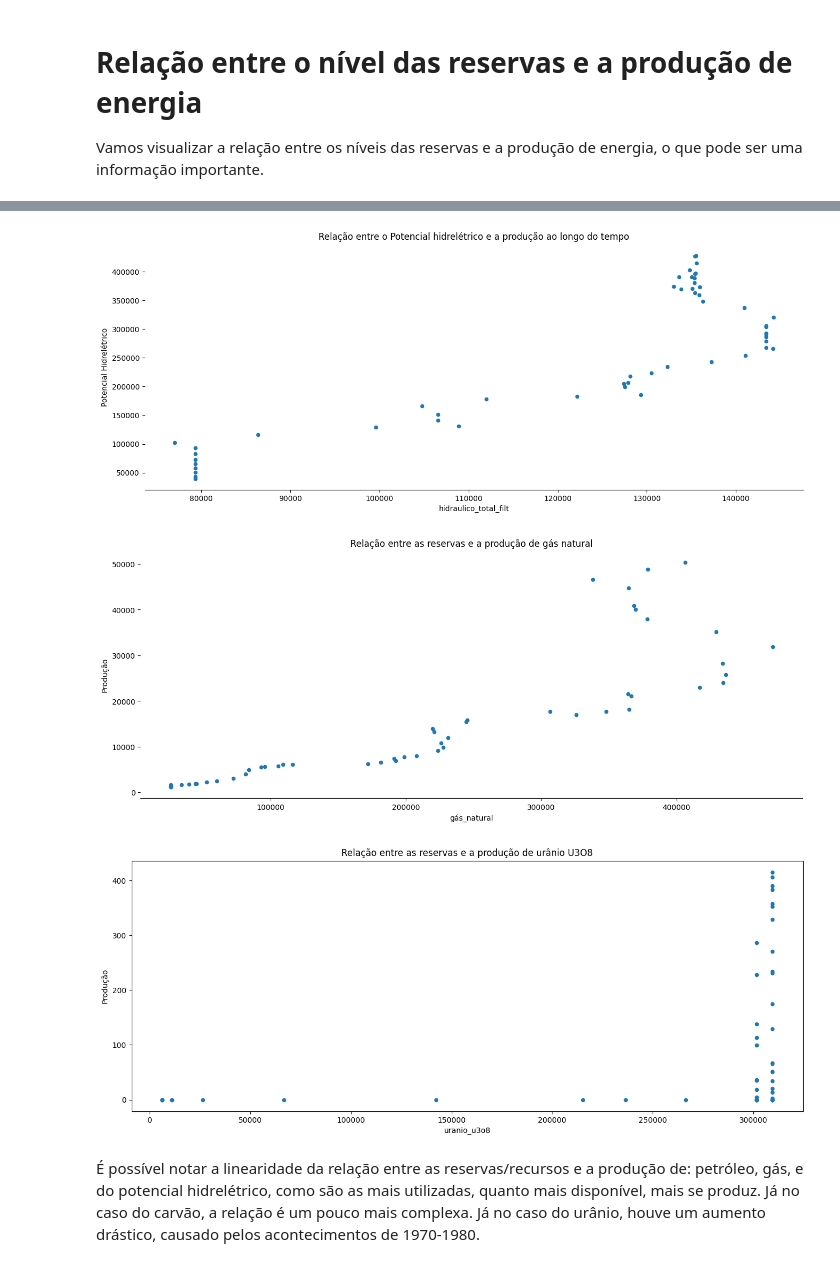
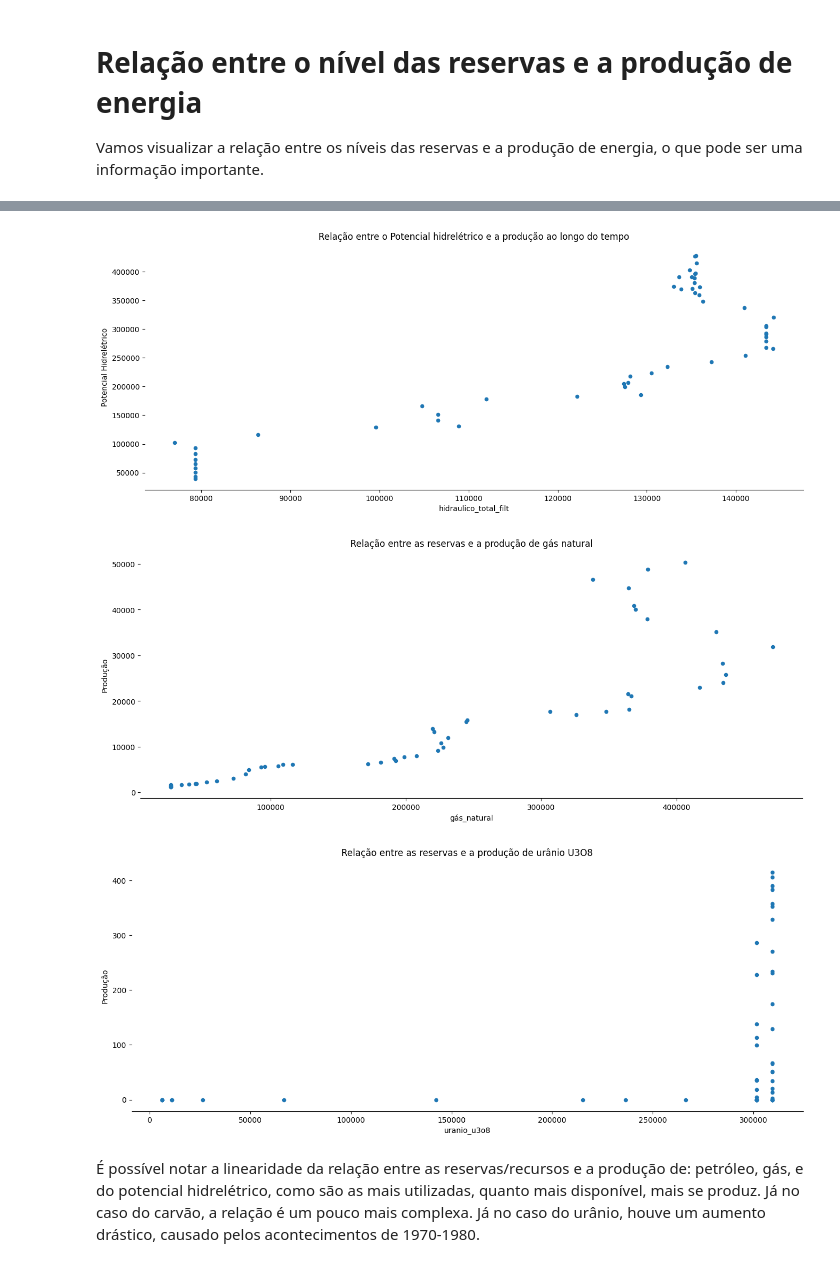
Before and after one commit to scrrpfv/projeto-ip, a Jupyter notebook: Analises/reservas.ipynb, the cells around one changed output, grey strips where cells are left out. Cells and saved outputs as stored; diff of their text form; code cells hidden in the pictures.

```diff
--- a/Analises/reservas.ipynb
+++ b/Analises/reservas.ipynb
@@ -87,53 +86,55 @@ Percebe-se que a produção e o potencial hidrelétrico seguem uma curva idênti
 Vamos visualizar a relação entre os níveis das reservas e a produção de energia, o que pode ser uma informação importante.
 # %%
 from scipy.signal import savgol_filter
-
-ax = df.plot(x='petróleo',
-             y='produção_petróleo',
-             kind='scatter',
-             figsize=(16,6),
-             title="Relação entre o Nível das reservas de petróleo e a produção ao longo do tempo",
-             ylabel="Produção"
-             )
-config(ax)
 
 # Aplicamos um filtro para suavizar a curva de potencial hidrelétrico
 #     # porque ela apresenta muitos picos bruscos, o que pode dificultar a visualização
 #     # do relacionamento entre as duas variáveis, podemos preservar o máximo de informação
 #     # possível e visualizar com mais clareza após a filtragem.
 df['hidraulico_total_filt'] = savgol_filter(df['hidraulico_total_mw'], 5, 2)
-ax = df.plot(x='hidraulico_total_filt',
-             y='produção_hidraulica',
-             kind='scatter',
-             figsize=(16,6),
-             title="Relação entre o Potencial hidrelétrico e a produção ao longo do tempo",
-             ylabel="Potencial Hidrelétrico"
-             )
-config(ax)
 
-ax = df.plot(
-    x="gás_natural",
-    y='produção_gas_natural',
-    title="Relação entre as reservas e a produção de gás natural",
-    figsize=(16,6),
-    ylabel="Produção",
-    kind='scatter'
-)
-config(ax)
+plot_infos = [
+    {
+        'x': 'petróleo',
+        'y': 'produção_petróleo',
+        'title':"Relação entre o Nível das reservas de petróleo e a produção ao longo do tempo",
+        'ylabel': "Produção"
+    },
+    {
+        'x': 'hidraulico_total_filt',
+        'y': 'produção_hidraulica',
+        'title': "Relação entre o Potencial hidrelétrico e a produção ao longo do tempo",
+        'ylabel':"Potencial Hidrelétrico"
+    },
+    {
+        'x': "gás_natural",
+        'y':'produção_gas_natural',
+        'title':"Relação entre as reservas e a produção de gás natural",
+        'ylabel':"Produção",
+    },
+    {
+    'x':'uranio_u3o8',
+    'y':"produção_uranio_u3o8",
+    'ylabel':"Produção",
+    'title':"Relação entre as reservas e a produção de urânio U3O8",
+    }
+]
 
-ax = df.plot(
-    x='uranio_u3o8',
-    y="produção_uranio_u3o8",
-    ylabel="Produção",
-    figsize=(16,6),
-    title="Relação entre as reservas e a produção de urânio U3O8",
-    kind='scatter'
-)
+for info in plot_infos:
+    ax = df.plot(
+        x=info['x'],
+        y=info["y"],
+        ylabel=info['ylabel'],
+        title=info['title'],
+        figsize=(16,6),
+        kind='scatter'
+    )
+    config(ax)
 # %% [output]
 [figure]
 [figure]
 [figure]
-[figure, old version]
+[figure, new version]
 # %% [markdown]
 É possível notar a linearidade da relação entre as reservas/recursos e a produção de: petróleo, gás, e do potencial hidrelétrico, como são as mais utilizadas, quanto mais disponível, mais se produz. Já no caso do carvão, a relação é um pouco mais complexa. Já no caso do urânio, houve um aumento drástico, causado pelos acontecimentos de 1970-1980.
 # %% [markdown]
```
Also changed, not shown: parts of 7 cells of this notebook, 2 other files.
